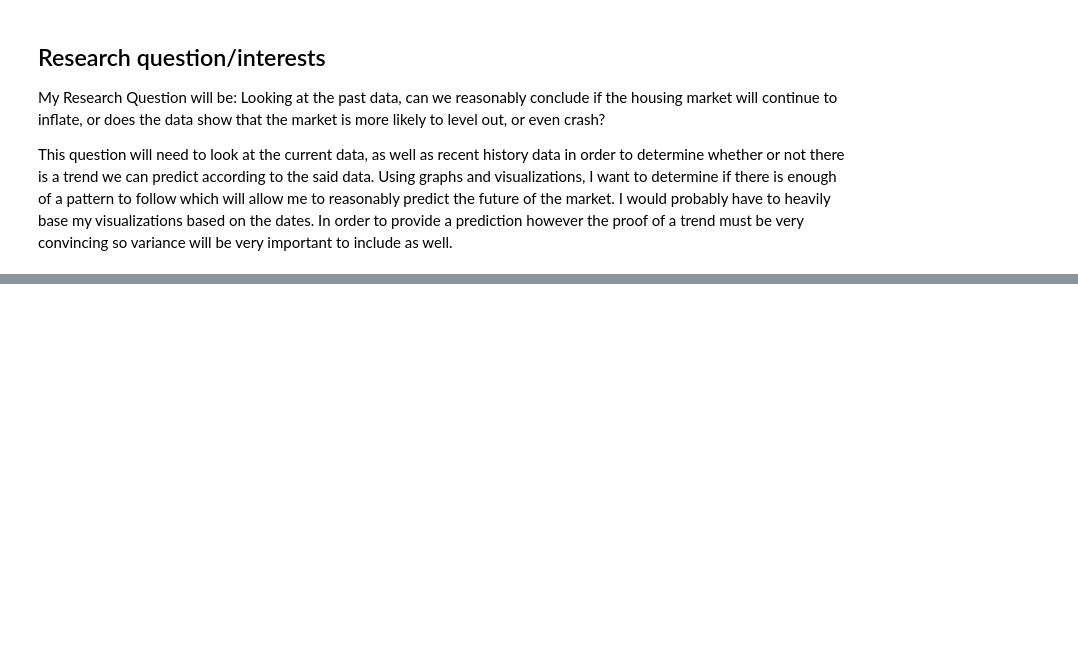
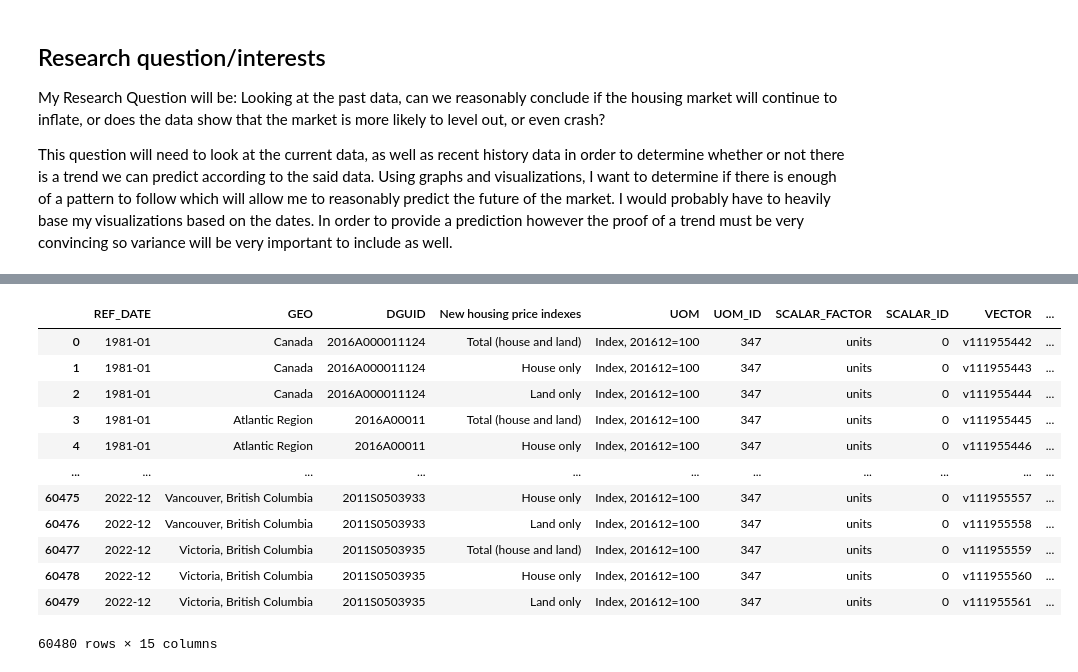
Before and after one commit to ubco-W2022T2-data301/project-group-group-2, a Jupyter notebook: analysis/analysis1.ipynb, the cells around one changed output, grey strips where cells are left out. Drawn from its saved outputs; the diff is of its cells as text; code cells hidden in the pictures; blank space fills up the shorter version.

```diff
--- a/analysis/analysis1.ipynb
+++ b/analysis/analysis1.ipynb
@@ -17,0 +62,17 @@ df_quality = pd.read_csv("../data/raw/Quality Long-Form Data/Housing-quality.csv
+# %%
+df_index.drop(columns=["UOM_ID","SCALAR_ID", "COORDINATE","SYMBOL","TERMINATED","DECIMALS"], axis =1)
+df_index
+# %% [output]
+|  | REF_DATE | GEO | DGUID | New housing price indexes | UOM | UOM_ID | SCALAR_FACTOR | SCALAR_ID | VECTOR | ... |
+| 0 | 1981-01 | Canada | 2016A000011124 | Total (house and land) | Index, 201612=100 | 347 | units | 0 | v111955442 | ... |
+| 1 | 1981-01 | Canada | 2016A000011124 | House only | Index, 201612=100 | 347 | units | 0 | v111955443 | ... |
+| 2 | 1981-01 | Canada | 2016A000011124 | Land only | Index, 201612=100 | 347 | units | 0 | v111955444 | ... |
+| 3 | 1981-01 | Atlantic Region | 2016A00011 | Total (house and land) | Index, 201612=100 | 347 | units | 0 | v111955445 | ... |
+| 4 | 1981-01 | Atlantic Region | 2016A00011 | House only | Index, 201612=100 | 347 | units | 0 | v111955446 | ... |
+| ... | ... | ... | ... | ... | ... | ... | ... | ... | ... | ... |
+| 60475 | 2022-12 | Vancouver, British Columbia | 2011S0503933 | House only | Index, 201612=100 | 347 | units | 0 | v111955557 | ... |
+| 60476 | 2022-12 | Vancouver, British Columbia | 2011S0503933 | Land only | Index, 201612=100 | 347 | units | 0 | v111955558 | ... |
+| 60477 | 2022-12 | Victoria, British Columbia | 2011S0503935 | Total (house and land) | Index, 201612=100 | 347 | units | 0 | v111955559 | ... |
+| 60478 | 2022-12 | Victoria, British Columbia | 2011S0503935 | House only | Index, 201612=100 | 347 | units | 0 | v111955560 | ... |
+| 60479 | 2022-12 | Victoria, British Columbia | 2011S0503935 | Land only | Index, 201612=100 | 347 | units | 0 | v111955561 | ... |
+60480 rows × 15 columns
```
Also changed, not shown: parts of 4 cells of this notebook.
